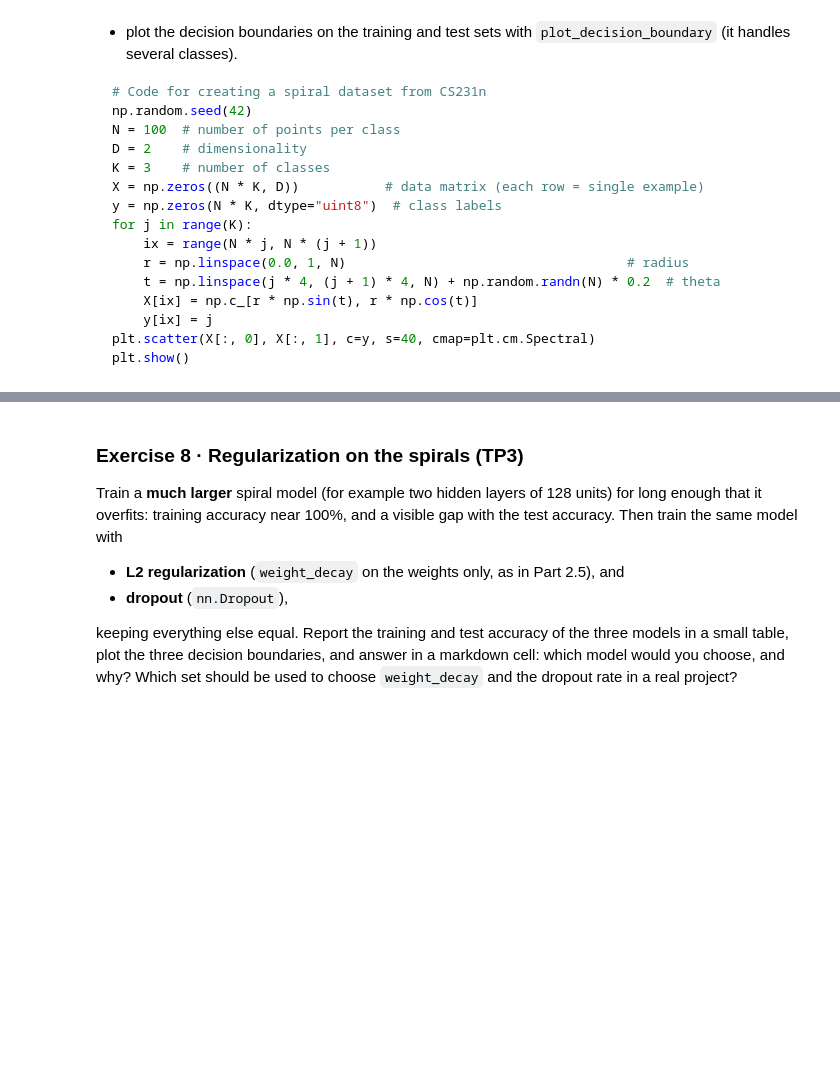
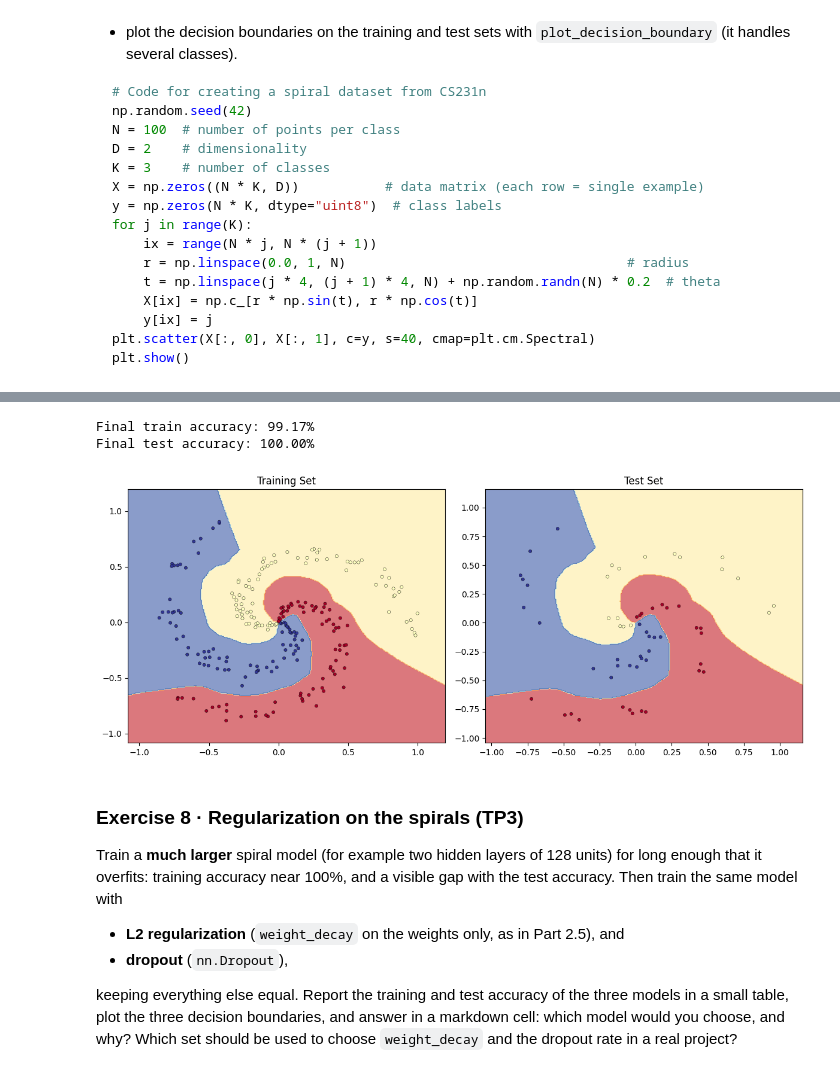
Before and after one commit to sarakseyhaaa/I4_AMS_AI, a Jupyter notebook: TP3_NY_SARAKSEYHA_I4AMS_B_AI.ipynb, the cells around one changed output, grey strips where cells are left out. Saved outputs shown, nothing was run; the diff lists cells and outputs as text; code cells hidden in the pictures; blank space fills up the shorter version.

```diff
--- a/TP3_NY_SARAKSEYHA_I4AMS_B_AI.ipynb
+++ b/TP3_NY_SARAKSEYHA_I4AMS_B_AI.ipynb
@@ -976,0 +1102,9 @@ plt.show()
+# %%
+# Loss and optimizer
+
+loss_fn = nn.CrossEntropyLoss()
+
+optimizer = torch.optim.Adam(
+    model.parameters(),
+    lr=0.01
+)
@@ -977,3 +1189,50 @@ plt.show()
+# %%
+# Final accuracy
+print(
+    f"Final train accuracy: "
+    f"{accuracy(model, train_X, train_y):.2f}%"
+)
+
+print(
+    f"Final test accuracy: "
+    f"{accuracy(model, test_X, test_y):.2f}%"
+)
+# %% [output]
+Final train accuracy: 99.17%
+Final test accuracy: 100.00%
+# %%
+# Plot decision boundaries
+plt.figure(figsize=(12, 5))
+
+
+# Training set
+plt.subplot(1, 2, 1)
+
+plot_decision_boundary(
+    model,
+    train_X,
+    train_y
+)
+
+plt.title("Training Set")
+
+
+# Test set
+plt.subplot(1, 2, 2)
+
+plot_decision_boundary(
+    model,
+    test_X,
+    test_y
+)
+
+plt.title("Test Set")
+
+
+plt.tight_layout()
+plt.show()
+# %% [output]
+[figure, added]
 # %% [markdown]
 ### Exercise 8 · Regularization on the spirals (TP3)
 Train a **much larger** spiral model (for example two hidden layers of 128 units) for long enough that it overfits: training accuracy near 100%, and a visible gap with the test accuracy. Then train the same model with
```
Also changed, not shown: parts of 4 cells of this notebook.
